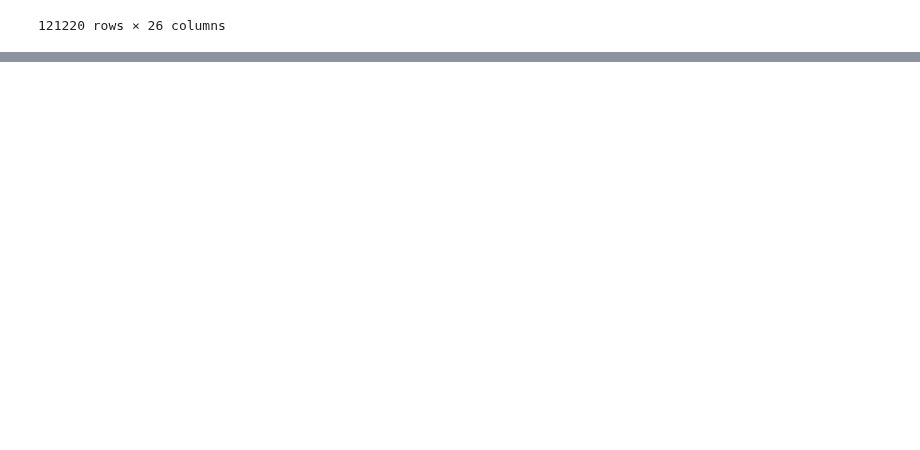
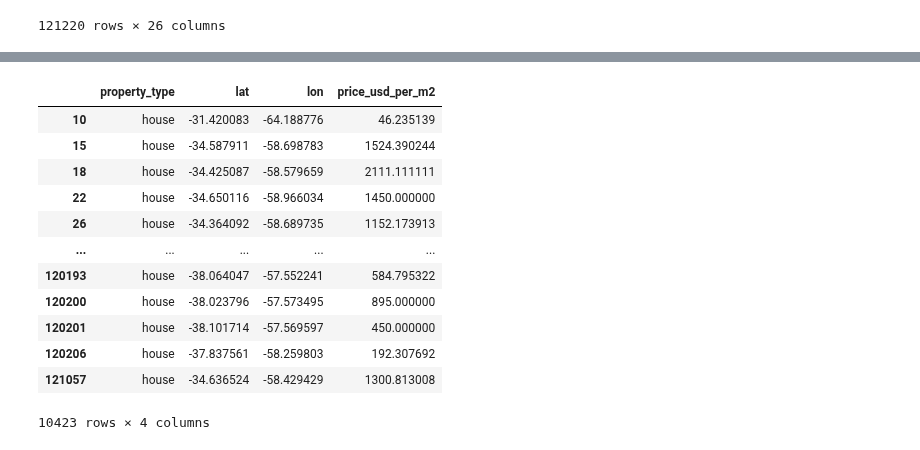
Before and after one commit to Facundo-Peloso/DH-TP-1---Grupo-10, a Jupyter notebook: Geolocalizacion.ipynb, the cells around one changed output, grey strips where cells are left out. Drawn from its saved outputs; the diff is of its cells as text; code cells hidden in the pictures; blank space fills up the shorter version.

```diff
--- a/Geolocalizacion.ipynb
+++ b/Geolocalizacion.ipynb
@@ -45,0 +105,20 @@ dtype: int64
+# %%
+house  = kepler['property_type'] == 'house'
+
+house = kepler[house]
+
+house
+# %% [output]
+|  | property_type | lat | lon | price_usd_per_m2 |
+| 10 | house | -31.420083 | -64.188776 | 46.235139 |
+| 15 | house | -34.587911 | -58.698783 | 1524.390244 |
+| 18 | house | -34.425087 | -58.579659 | 2111.111111 |
+| 22 | house | -34.650116 | -58.966034 | 1450.000000 |
+| 26 | house | -34.364092 | -58.689735 | 1152.173913 |
+| ... | ... | ... | ... | ... |
+| 120193 | house | -38.064047 | -57.552241 | 584.795322 |
+| 120200 | house | -38.023796 | -57.573495 | 895.000000 |
+| 120201 | house | -38.101714 | -57.569597 | 450.000000 |
+| 120206 | house | -37.837561 | -58.259803 | 192.307692 |
+| 121057 | house | -34.636524 | -58.429429 | 1300.813008 |
+10423 rows × 4 columns
```
Also changed, not shown: parts of 30 cells of this notebook.
